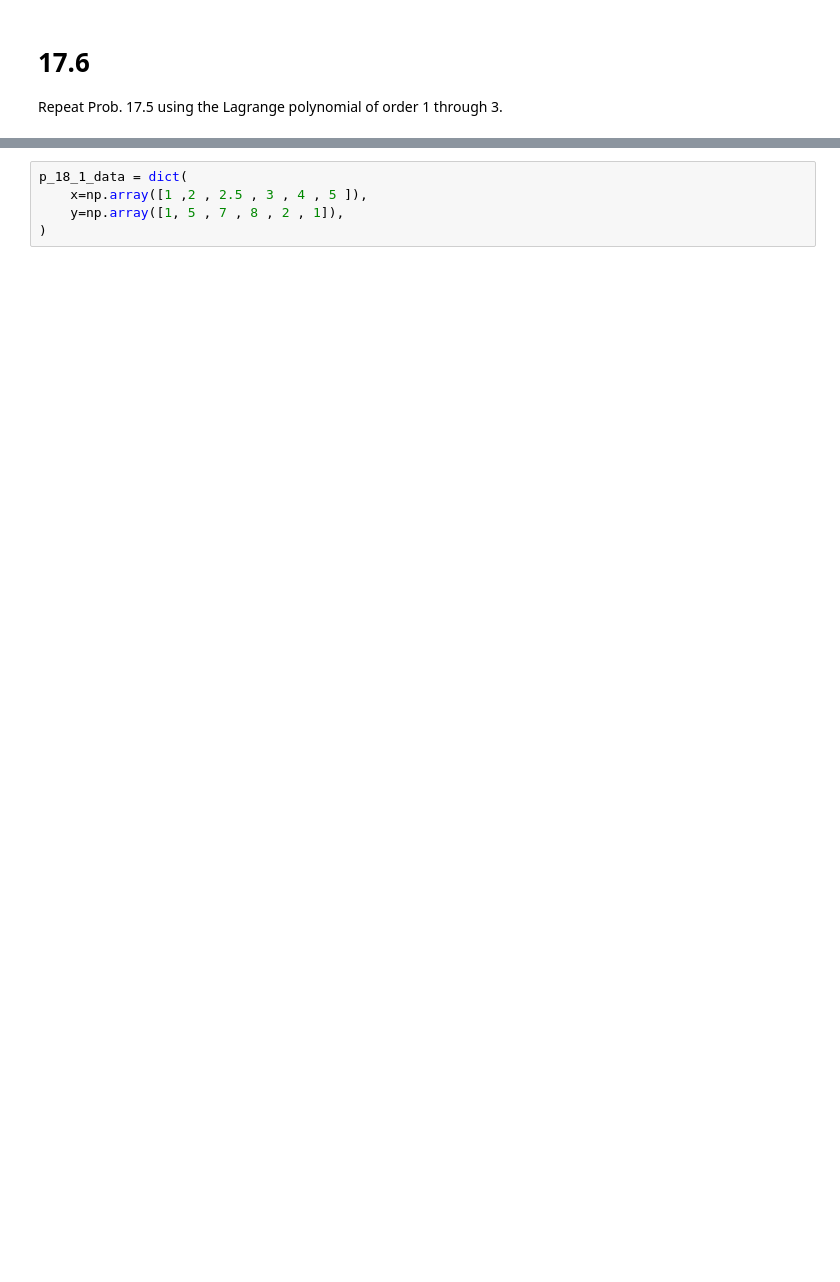
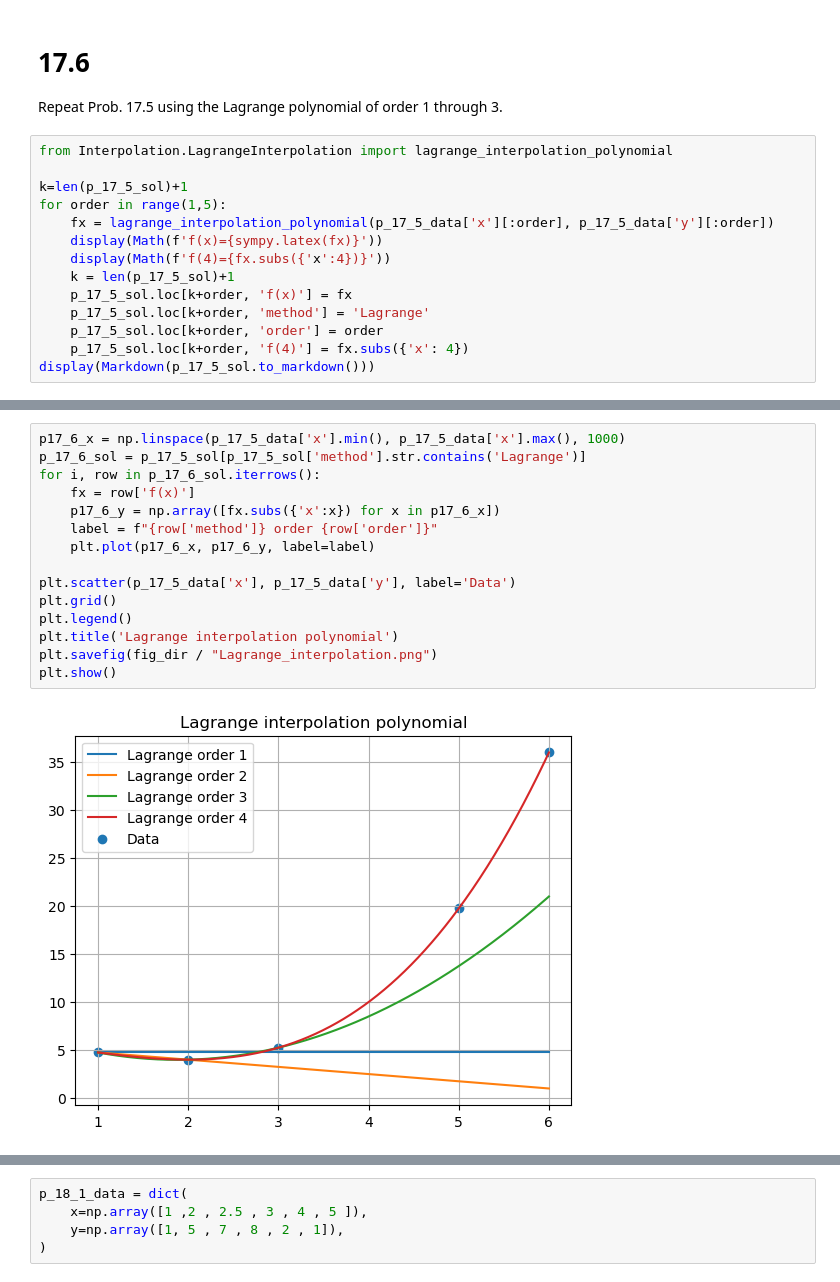
Before and after one commit to hasan-alj88/NumericalMethods, a Jupyter notebook: Examples/Assginment6/Assginment6.ipynb, the cells around one changed output, grey strips where cells are left out. Saved outputs shown, nothing was run; the diff lists cells and outputs as text; blank space fills up the shorter version.

```diff
--- a/Examples/Assginment6/Assginment6.ipynb
+++ b/Examples/Assginment6/Assginment6.ipynb
@@ -58,3 +85,17 @@ $\displaystyle f(4)=65.5000000000000$
 # 17.6
 Repeat Prob. 17.5 using the Lagrange polynomial of
 order 1 through 3.
+# %%
+from Interpolation.LagrangeInterpolation import lagrange_interpolation_polynomial
+
+k=len(p_17_5_sol)+1
+for order in range(1,5):
+    fx = lagrange_interpolation_polynomial(p_17_5_data['x'][:order], p_17_5_data['y'][:order])
+    display(Math(f'f(x)={sympy.latex(fx)}'))
+    display(Math(f'f(4)={fx.subs({'x':4})}'))
+    k = len(p_17_5_sol)+1
+    p_17_5_sol.loc[k+order, 'f(x)'] = fx
+    p_17_5_sol.loc[k+order, 'method'] = 'Lagrange'
+    p_17_5_sol.loc[k+order, 'order'] = order
+    p_17_5_sol.loc[k+order, 'f(4)'] = fx.subs({'x': 4})
+display(Markdown(p_17_5_sol.to_markdown()))
@@ -61,3 +121,20 @@ order 1 through 3.
+# %%
+p17_6_x = np.linspace(p_17_5_data['x'].min(), p_17_5_data['x'].max(), 1000)
+p_17_6_sol = p_17_5_sol[p_17_5_sol['method'].str.contains('Lagrange')]
+for i, row in p_17_6_sol.iterrows():
+    fx = row['f(x)']
+    p17_6_y = np.array([fx.subs({'x':x}) for x in p17_6_x])
+    label = f"{row['method']} order {row['order']}"
+    plt.plot(p17_6_x, p17_6_y, label=label)
+
+plt.scatter(p_17_5_data['x'], p_17_5_data['y'], label='Data')
+plt.grid()
+plt.legend()
+plt.title('Lagrange interpolation polynomial')
+plt.savefig(fig_dir / "Lagrange_interpolation.png")
+plt.show()
+# %% [output]
+[figure, added]
 # %% [markdown]
 # 18.1
 Given Data
```
Also changed, not shown: parts of 14 cells of this notebook, 3 other files.
